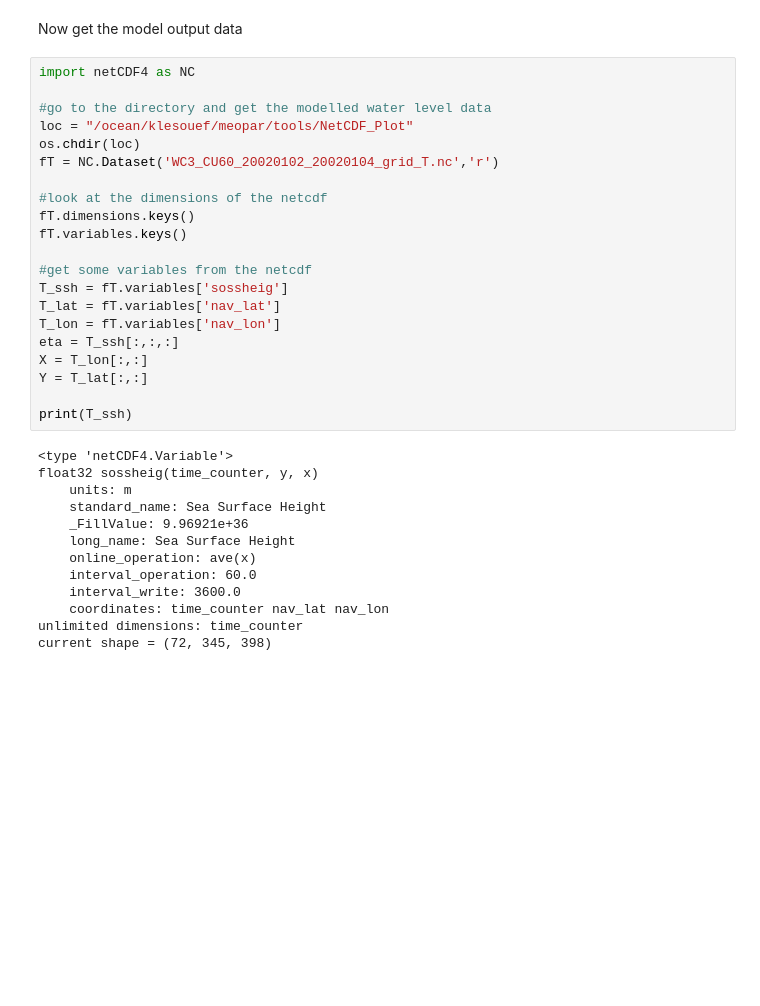
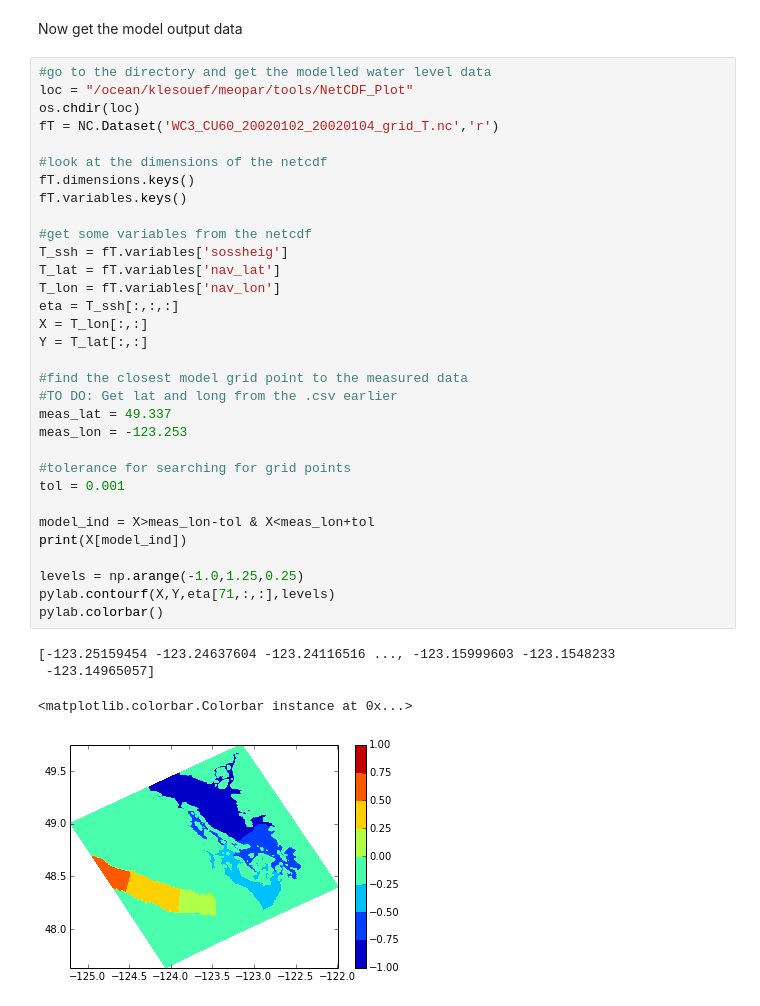
Before and after one commit to SalishSeaCast/tools, a Jupyter notebook: dfo_w_level/DFO_waterleveldownload.ipynb, the cells around one changed output. Cells and saved outputs as stored; diff of their text form; blank space fills up the shorter version.

Commit message:
Updated notebook to start looking at modelled data too

```diff
--- a/dfo_w_level/DFO_waterleveldownload.ipynb
+++ b/dfo_w_level/DFO_waterleveldownload.ipynb
@@ -59,36 +63,39 @@ plt.ylabel('Water level (m CD)')
 # %% [markdown]
 Now get the model output data
 # %%
-import netCDF4 as NC
-
 #go to the directory and get the modelled water level data
 loc = "/ocean/klesouef/meopar/tools/NetCDF_Plot"
 os.chdir(loc)
 fT = NC.Dataset('WC3_CU60_20020102_20020104_grid_T.nc','r')
 
 #look at the dimensions of the netcdf
 fT.dimensions.keys()
 fT.variables.keys()
 
 #get some variables from the netcdf
 T_ssh = fT.variables['sossheig']
 T_lat = fT.variables['nav_lat']
 T_lon = fT.variables['nav_lon']
 eta = T_ssh[:,:,:]
 X = T_lon[:,:]
 Y = T_lat[:,:]
 
-print(T_ssh)
+#find the closest model grid point to the measured data
+#TO DO: Get lat and long from the .csv earlier
+meas_lat = 49.337
+meas_lon = -123.253
+
+#tolerance for searching for grid points
+tol = 0.001
+
+model_ind = X>meas_lon-tol & X<meas_lon+tol
+print(X[model_ind])
+
+levels = np.arange(-1.0,1.25,0.25)
+pylab.contourf(X,Y,eta[71,:,:],levels)
+pylab.colorbar()
 # %% [output]
-<type 'netCDF4.Variable'>
-float32 sossheig(time_counter, y, x)
-    units: m
-    standard_name: Sea Surface Height
-    _FillValue: 9.96921e+36
-    long_name: Sea Surface Height
-    online_operation: ave(x)
-    interval_operation: 60.0
-    interval_write: 3600.0
-    coordinates: time_counter nav_lat nav_lon
-unlimited dimensions: time_counter
-current shape = (72, 345, 398)
+[-123.25159454 -123.24637604 -123.24116516 ..., -123.15999603 -123.1548233
+ -123.14965057]
+<matplotlib.colorbar.Colorbar instance at 0x...>
+[figure, added]
```
Also changed, not shown: parts of 1 cell of this notebook.
